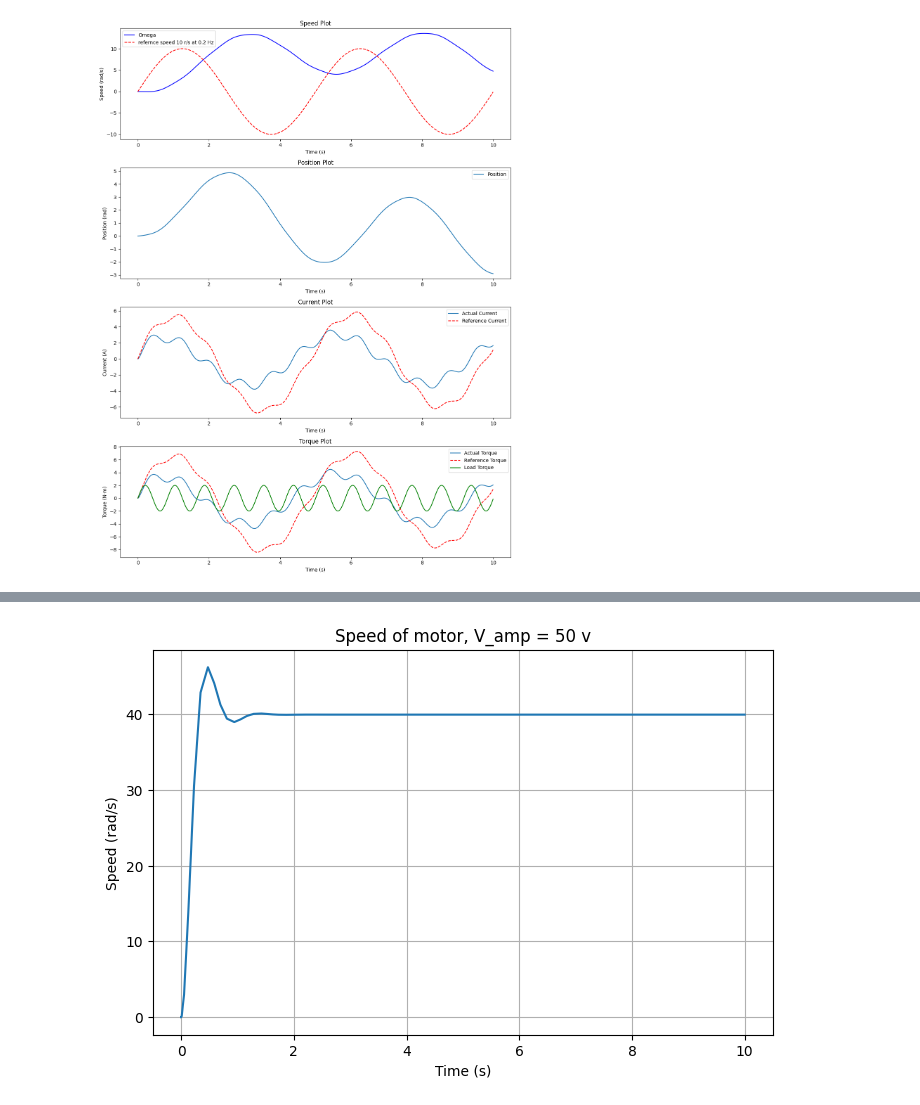
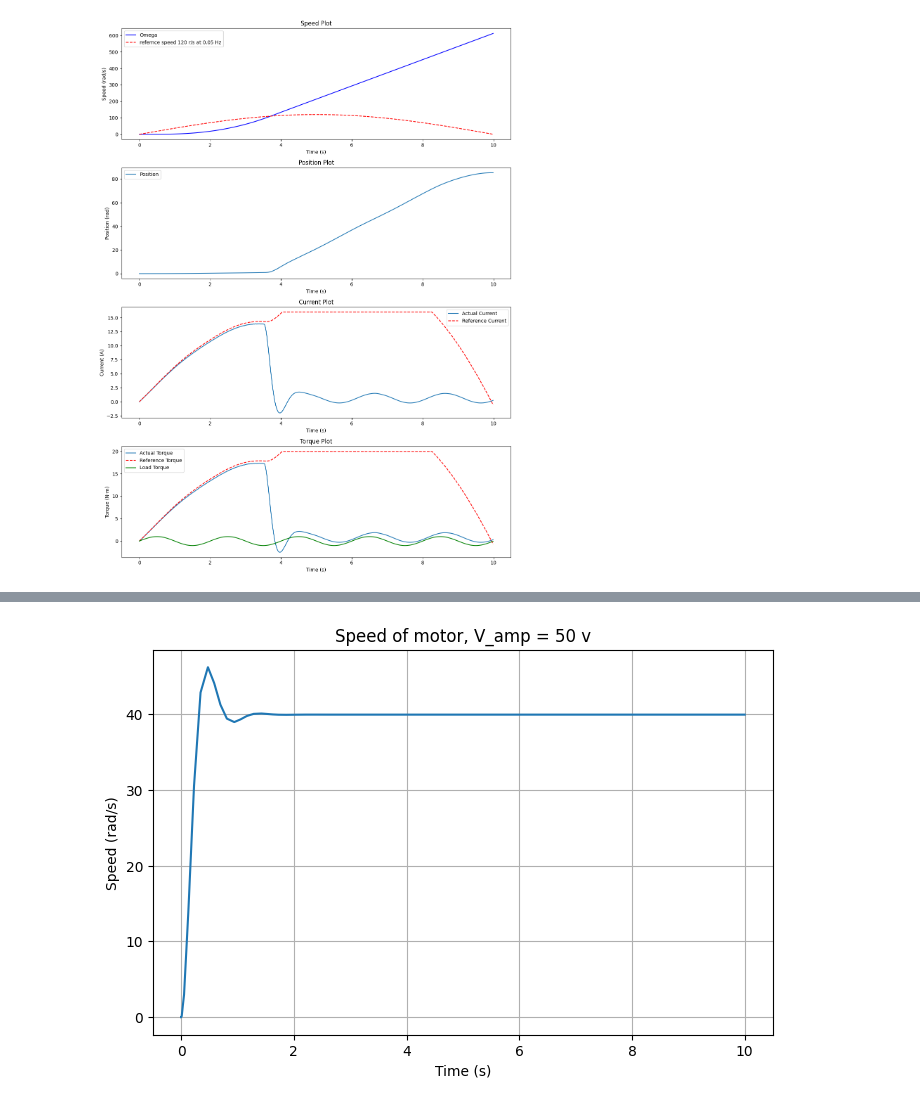
Before and after one commit to atulyabharat21/Summer-26, a Jupyter notebook: PlantModel_IVP.ipynb, the cells around one changed output, grey strips where cells are left out. Saved outputs shown, nothing was run; the diff lists cells and outputs as text; code cells hidden in the pictures.

Commit message:
Torque Control- Positiona and Velocity considered

```diff
--- a/PlantModel_IVP.ipynb
+++ b/PlantModel_IVP.ipynb
@@ -13,19 +348,16 @@ Jm = 0.5
 Ra = 0.4
 Kb = 1.25
 Bf = 0.01
-V_max = 200
-T_max = 500
-
 
 #PI gains
 Kp = 100
 Ki = 20
 
-Kp_torque = 1
-Ki_torque = 0.5
+Kp_torque = 0.2
+Ki_torque = 0.1
 
-Kp_current = 2
-Ki_current = 1
+Kp_current = 20
+Ki_current = 100
 
 #time req.
 startTime = 0
@@ -33,12 +365,24 @@ endTime = 10
 dt = 0.01
 t_eval = np.arange(startTime,endTime,dt)
 
-#omega_ref
-Wref_amp = 10
-Wref_freq = 0.2
+#ref
+# V_max = 380
+# T_max = 500
 
-load_amp = 2
-load_freq = 1.2
+# Wref_amp = 150
+# Wref_freq = 0.2
+
+# load_amp = 2
+# load_freq = 1.2
+
+V_max = 100
+T_max = 20
+
+Wref_amp = 120
+Wref_freq = 0.05
+
+load_amp = 1
+load_freq = 0.5
 
 Tref_amp = 5
 Tref_freq = 1
@@ -61,6 +405,7 @@ def motor_plant(t,x):
     #this will change the required current
 
     Wref_profile = Wref_amp*np.sin(2*np.pi*Wref_freq*t)
+
     error_omega = Wref_profile - omega
 
     Tref_profile = (
@@ -156,31 +501,31 @@ ax[0].plot(solution.t, solution.y[0],'b', label="Omega")
 ax[0].plot(solution.t,W_comp,'r--', label="refernce speed {} r/s at {} Hz".format(Wref_amp,Wref_freq))
 ax[0].set_title("Speed Plot")
 ax[0].set_xlabel('Time (s)')
 ax[0].set_ylabel('Speed (rad/s)')
 ax[0].legend()
 
 ax[1].plot(solution.t, solution.y[3],label="Position")
 ax[1].set_title("Position Plot")
 ax[1].set_xlabel('Time (s)')
 ax[1].set_ylabel('Position (rad)')
 ax[1].legend()
 
 ax[2].plot(solution.t, Current, label="Actual Current")
 ax[2].plot(solution.t, Iref, 'r--', label="Reference Current")
 ax[2].set_title("Current Plot")
 ax[2].set_ylabel("Current (A)")
 ax[2].set_xlabel("Time (s)")
 ax[2].legend()
 
 ax[3].plot(solution.t, Torque_actual, label="Actual Torque")
 ax[3].plot(solution.t, Tref, 'r--', label="Reference Torque")
 ax[3].plot(solution.t, Load_comp, 'g', label="Load Torque")
 ax[3].set_title("Torque Plot")
 ax[3].set_ylabel("Torque (N·m)")
 ax[3].set_xlabel("Time (s)")
 ax[3].legend()
 
 plt.tight_layout()
 plt.show()
 # %% [output]
-[figure, old version]
+[figure, new version]
```
Also changed, not shown: parts of 2 cells of this notebook.
